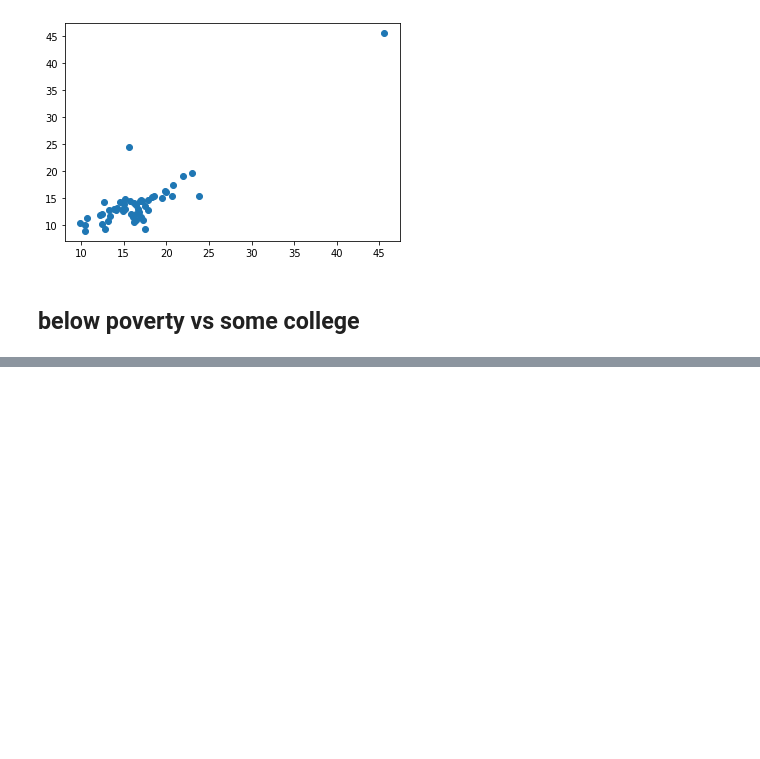
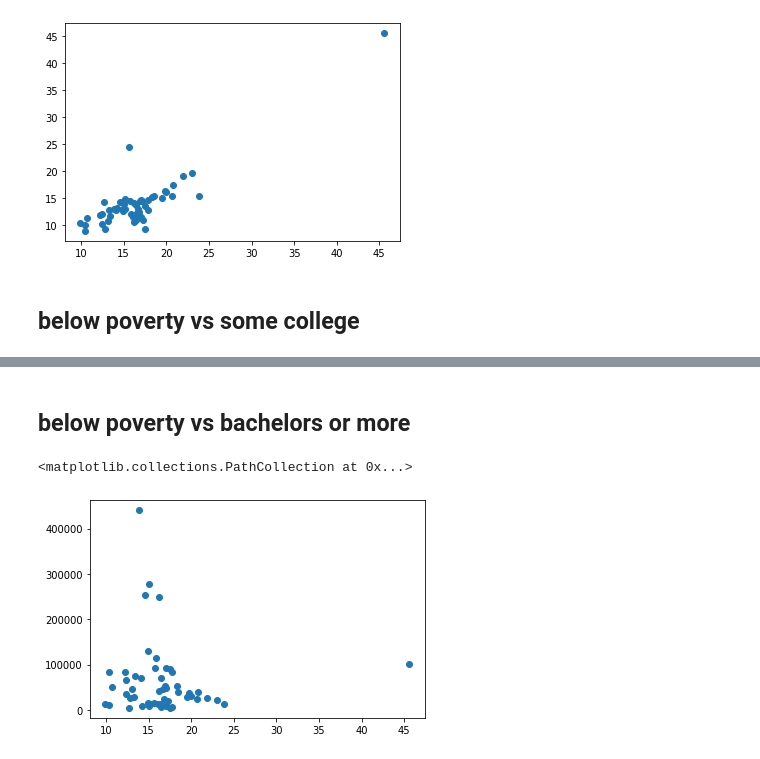
Before and after one commit to imagineLife/data-cleaner, a Jupyter notebook: LinearRegression.ipynb, the cells around one changed output, grey strips where cells are left out. Cells and saved outputs as stored; diff of their text form; code cells hidden in the pictures; blank space fills up the shorter version.

```diff
--- a/LinearRegression.ipynb
+++ b/LinearRegression.ipynb
@@ -113,0 +114,7 @@ scatter(below_p_18_to_35, some_college_pct)
+# %% [markdown]
+## below poverty vs bachelors or more
+# %%
+scatter(below_p_18_to_35, bach_plus_pct)
+# %% [output]
+<matplotlib.collections.PathCollection at 0x...>
+[figure, added]
```
Also changed, not shown: parts of 2 cells of this notebook.
